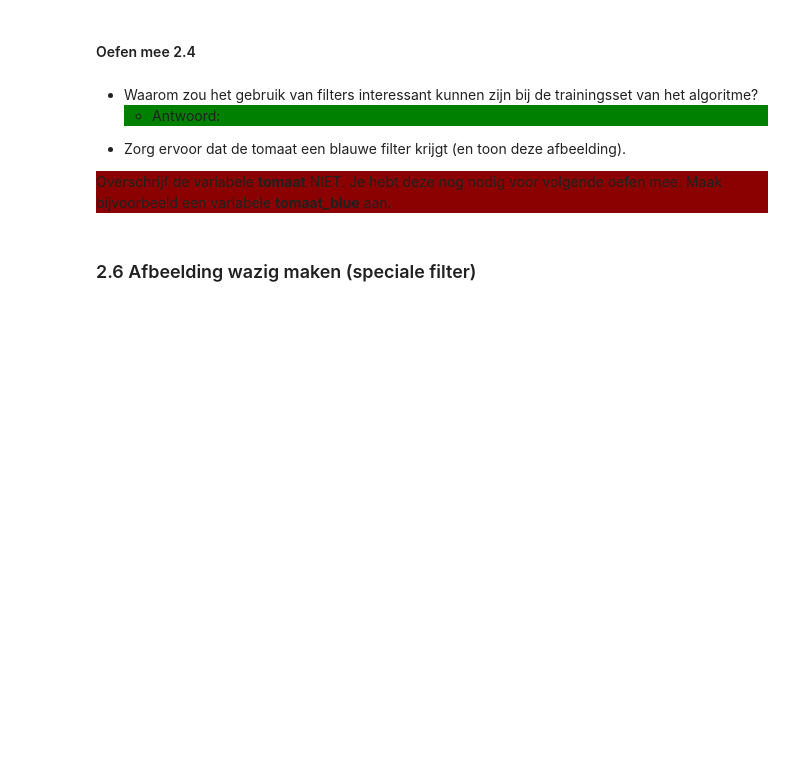
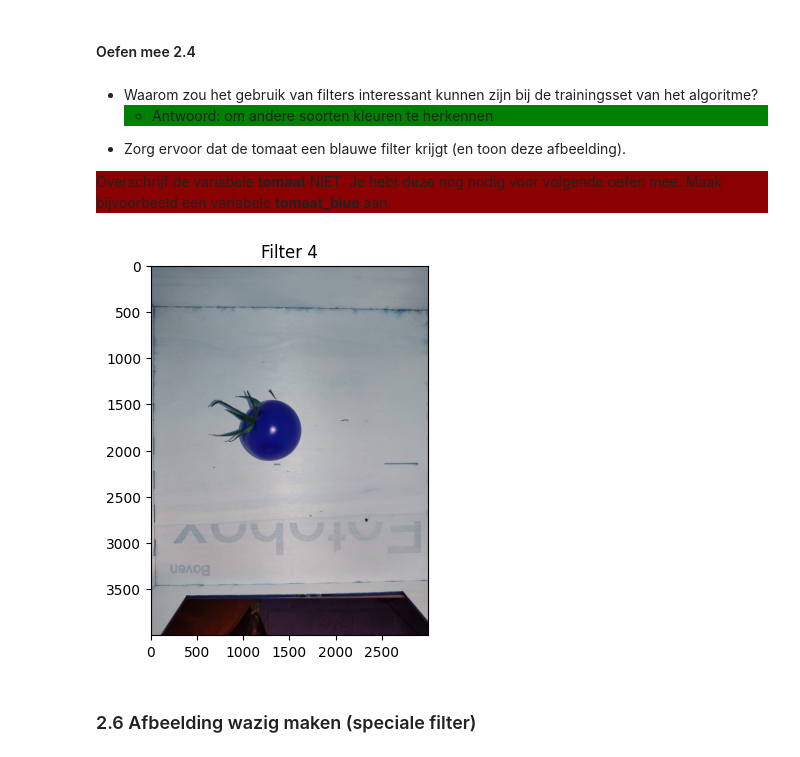
Before and after one commit to semerded/6IICT_PROG4_2023_2024, a Jupyter notebook: hfst_8/objectdetectie/4_YOLOuitbreiden.ipynb, the cells around one changed output. Drawn from its saved outputs; the diff is of its cells as text; code cells hidden in the pictures; blank space fills up the shorter version.

```diff
--- a/hfst_8/objectdetectie/4_YOLOuitbreiden.ipynb
+++ b/hfst_8/objectdetectie/4_YOLOuitbreiden.ipynb
@@ -162,7 +214,7 @@ plt_imshow("Filter 4", tomaat_filter4)
 #### Oefen mee 2.4
 # %% [markdown]
 - Waarom zou het gebruik van filters interessant kunnen zijn bij de trainingsset van het algoritme? <div style="background-color:#008000">
-    - Antwoord:
+    - Antwoord: om andere soorten kleuren te herkennen
 </div>
 
 - Zorg ervoor dat de tomaat een blauwe filter krijgt (en toon deze afbeelding).
@@ -172,6 +224,11 @@ Overschrijf de variabele <b>tomaat</b> NIET. Je hebt deze nog nodig voor volgend
 </div>
 # %%
 # Voeg een filter toe zodat de tomaat er blauw uitziet (in plaats van rood).
+r, g, b = cv2.split(tomaat)
+tomaat_blauw = cv2.merge([b, g, r])
+plt_imshow("Filter 4", tomaat_blauw)
+# %% [output]
+[figure, added]
 # %% [markdown]
 ### 2.6 Afbeelding wazig maken (speciale filter)
 # %% [markdown]
```
Also changed, not shown: parts of 18 cells of this notebook, 14 other files.
